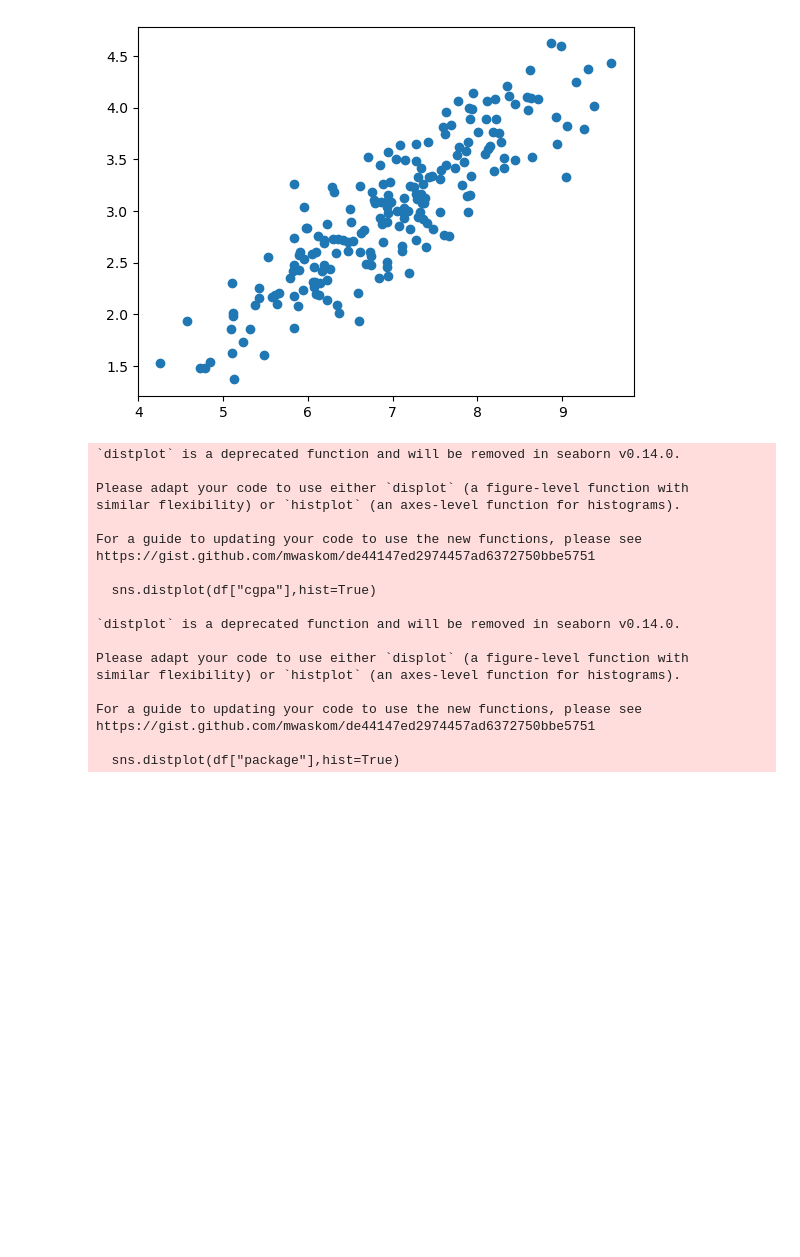
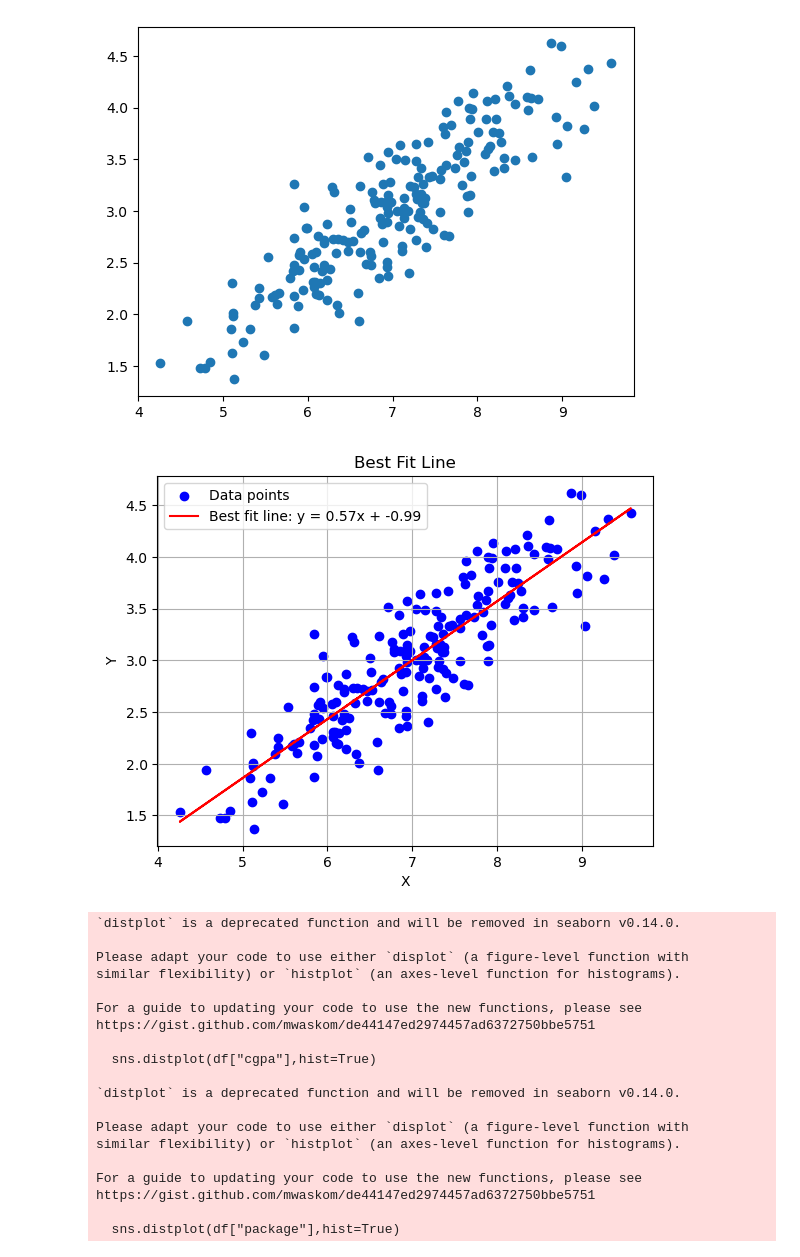
Before and after one commit to A3x-parvez/Machine_learning_Lab, a Jupyter notebook: OLS_Linear_regression_scratch/Ols_scratch.ipynb, the cells around one changed output. Saved outputs shown, nothing was run; the diff lists cells and outputs as text; code cells hidden in the pictures; blank space fills up the shorter version.

```diff
--- a/OLS_Linear_regression_scratch/Ols_scratch.ipynb
+++ b/OLS_Linear_regression_scratch/Ols_scratch.ipynb
@@ -53,6 +53,38 @@ plt.scatter(df['cgpa'],df['package'])
 # %% [output]
 <matplotlib.collections.PathCollection at 0x...>
 [figure]
+# %%
+import numpy as np
+import matplotlib.pyplot as plt
+
+# Sample data (you can replace this with your dataset)
+x = np.array(df['cgpa'])
+y = np.array(df['package'])
+
+# Calculate the best-fit line parameters
+# Formula: m = covariance(x, y) / variance(x), c = mean(y) - m * mean(x)
+m, c = np.polyfit(x, y, 1)  # Degree 1 gives a linear fit
+
+# Generate y values for the best-fit line
+y_fit = m * x + c
+
+# Plot the data points
+plt.scatter(x, y, color='blue', label='Data points')
+
+# Plot the best-fit line
+plt.plot(x, y_fit, color='red', label=f'Best fit line: y = {m:.2f}x + {c:.2f}')
+
+# Add labels, title, and legend
+plt.xlabel('X')
+plt.ylabel('Y')
+plt.title('Best Fit Line')
+plt.legend()
+plt.grid(True)
+
+# Show the plot
+plt.show()
+# %% [output]
+[figure, added]
 # %%
 sns.distplot(df["cgpa"],hist=True)
 sns.distplot(df["package"],hist=True)
```
Also changed, not shown: parts of 11 cells of this notebook, 1 other file.
